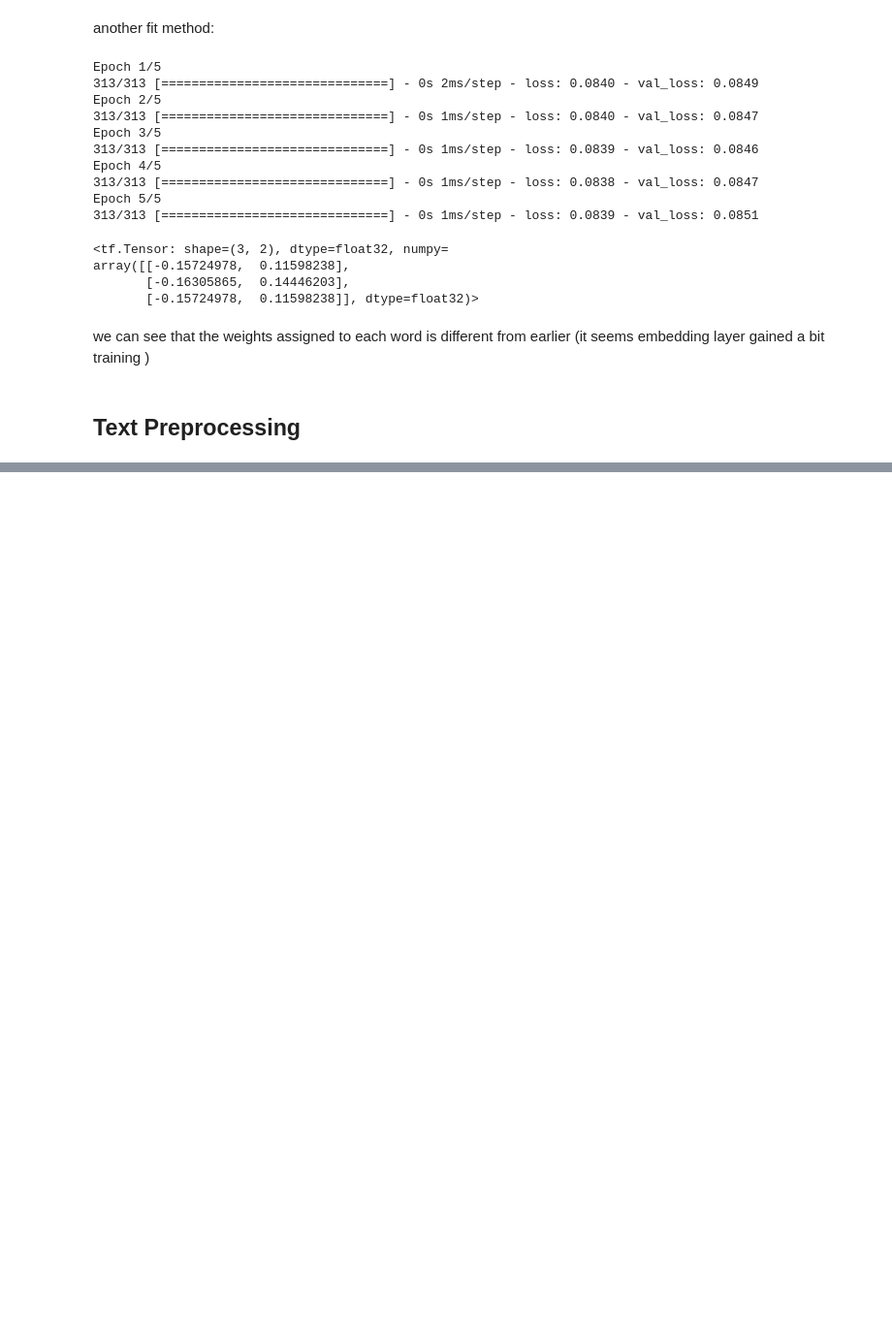
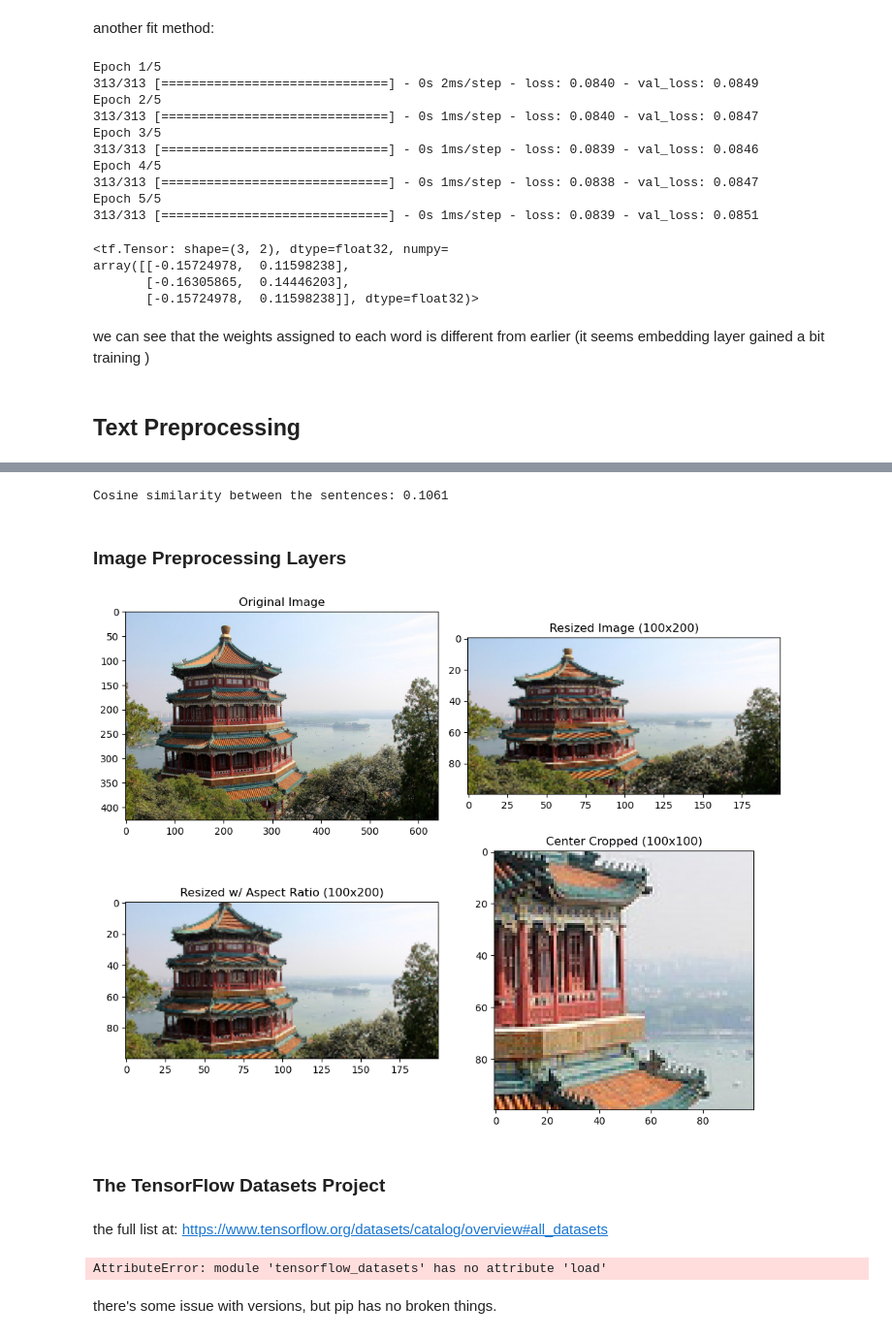
Before and after one commit to sayedgamal99/Data-Science, a Jupyter notebook: Educational/Hands-On-Machine-Learning/CH13 Loading and Preprocessing Data with TensorFlow/notebook.ipynb, the cells around one changed output, grey strips where cells are left out. Shown at 97% size. Drawn from its saved outputs; the diff is of its cells as text; code cells hidden in the pictures; blank space fills up the shorter version.

Commit message:
text, image preprocessing, using pretrained layers from KerasLayer API

```diff
--- a/Educational/Hands-On-Machine-Learning/CH13 Loading and Preprocessing Data with TensorFlow/notebook.ipynb
+++ b/Educational/Hands-On-Machine-Learning/CH13 Loading and Preprocessing Data with TensorFlow/notebook.ipynb
@@ -1038,0 +1166,64 @@ we can see that the weights assigned to each word is different from earlier (it
+# %%
+embeddings = sentence_embeddings.numpy()
+similarity = cosine_similarity([embeddings[0]], [embeddings[1]])
+print(f"Cosine similarity between the sentences: {similarity[0][0]:.4f}")
+# %% [output]
+Cosine similarity between the sentences: 0.1061
+# %% [markdown]
+### Image Preprocessing Layers
+# %%
+# resizing
+resizing_layer = tf.keras.layers.Resizing(height=100, width=200)
+resizing_layer_without_dist = tf.keras.layers.Resizing(height=100, width=200, crop_to_aspect_ratio=True)
+
+# rescaling
+rescaling_layer = tf.keras.layers.Rescaling(scale=2/255, offset=-1) # range from (0-255) to (-1,1)
+
+# center crop
+center_crop_layer = tf.keras.layers.CenterCrop(height=100,width=100)
+# %%
+from sklearn.datasets import load_sample_images
+import matplotlib.pyplot as plt
+
+image = load_sample_images()['images'][0]
+# %%
+resized_image = resizing_layer(image)
+resized_image_crop = resizing_layer_without_dist(image)
+rescaled_image = rescaling_layer(image)
+center_cropped_image = center_crop_layer(image)
+
+plt.figure(figsize=(10, 8))
+
+plt.subplot(2, 2, 1)
+plt.imshow(image)
+plt.title("Original Image")
+
+plt.subplot(2, 2, 2)
+plt.imshow(resized_image/255.)
+plt.title("Resized Image (100x200)")
+
+plt.subplot(2, 2, 3)
+plt.imshow(resized_image_crop/255.)
+plt.title("Resized w/ Aspect Ratio (100x200)")
+
+plt.subplot(2, 2, 4)
+plt.imshow(center_cropped_image/255.)
+plt.title("Center Cropped (100x100)")
+
+plt.tight_layout()
+plt.show()
+# %% [output]
+[figure, added]
+# %% [markdown]
+### The TensorFlow Datasets Project
+# %% [markdown]
+the full list at: https://www.tensorflow.org/datasets/catalog/overview#all_datasets
+# %%
+import tensorflow_datasets as tfds
+
+datasets = tfds.
+mnist_train, mnist_test = datasets["train"], datasets["test"]
+# %% [output]
+AttributeError: module 'tensorflow_datasets' has no attribute 'load'
+# %% [markdown]
+there's some issue with versions, but pip has no broken things.
```
Also changed, not shown: parts of 16 cells of this notebook.
